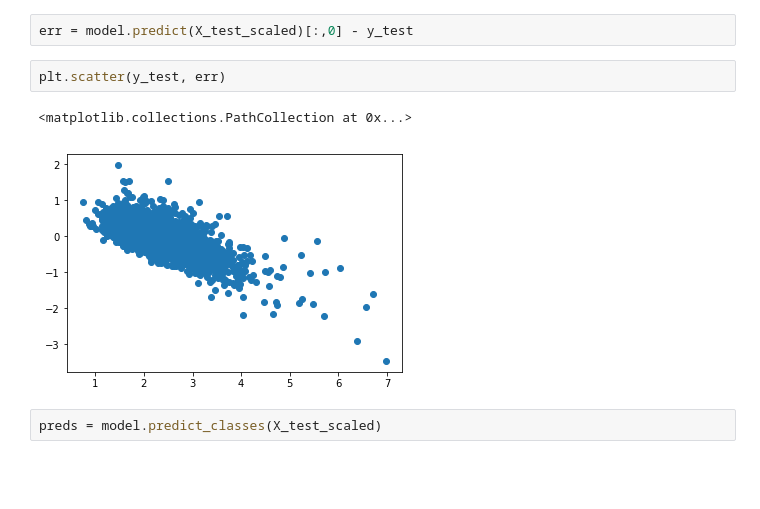
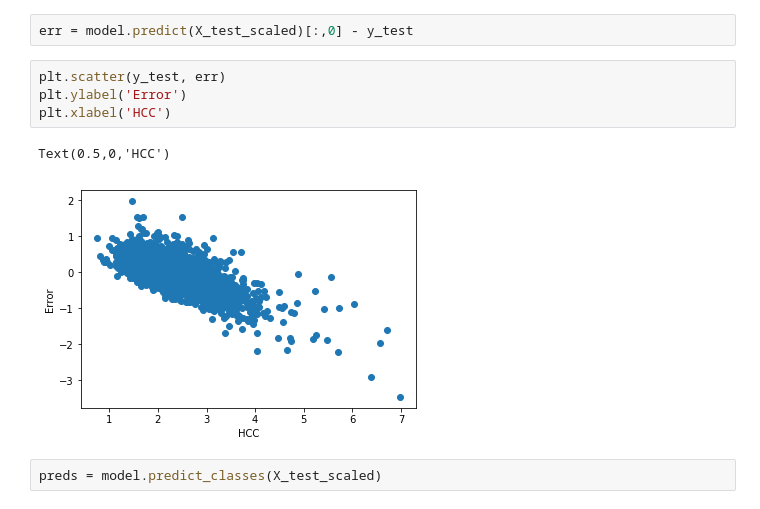
Before and after one commit to ekginn2/ML-Final-Project, a Jupyter notebook: code/Regression Predict .ipynb, the cells around one changed output. Cells and saved outputs as stored; diff of their text form; blank space fills up the shorter version.

```diff
--- a/code/Regression Predict .ipynb
+++ b/code/Regression Predict .ipynb
@@ -145,8 +136,10 @@ model.predict(X_test_scaled).shape
 err = model.predict(X_test_scaled)[:,0] - y_test
 # %%
 plt.scatter(y_test, err)
+plt.ylabel('Error')
+plt.xlabel('HCC')
 # %% [output]
-<matplotlib.collections.PathCollection at 0x...>
+Text(0.5,0,'HCC')
-[figure, old version]
+[figure, new version]
 # %%
 preds = model.predict_classes(X_test_scaled)
```
Also changed, not shown: parts of 2 cells of this notebook, 4 other files.
